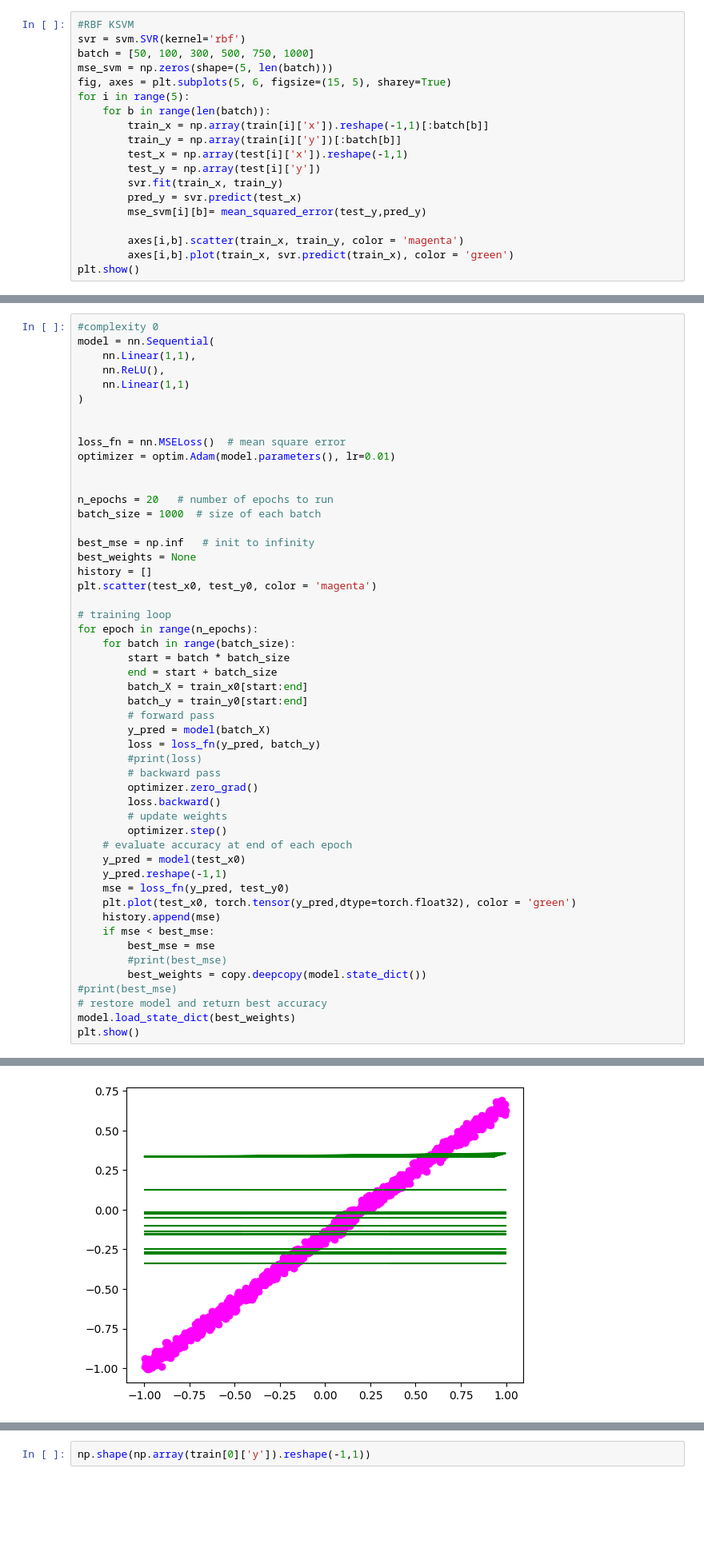
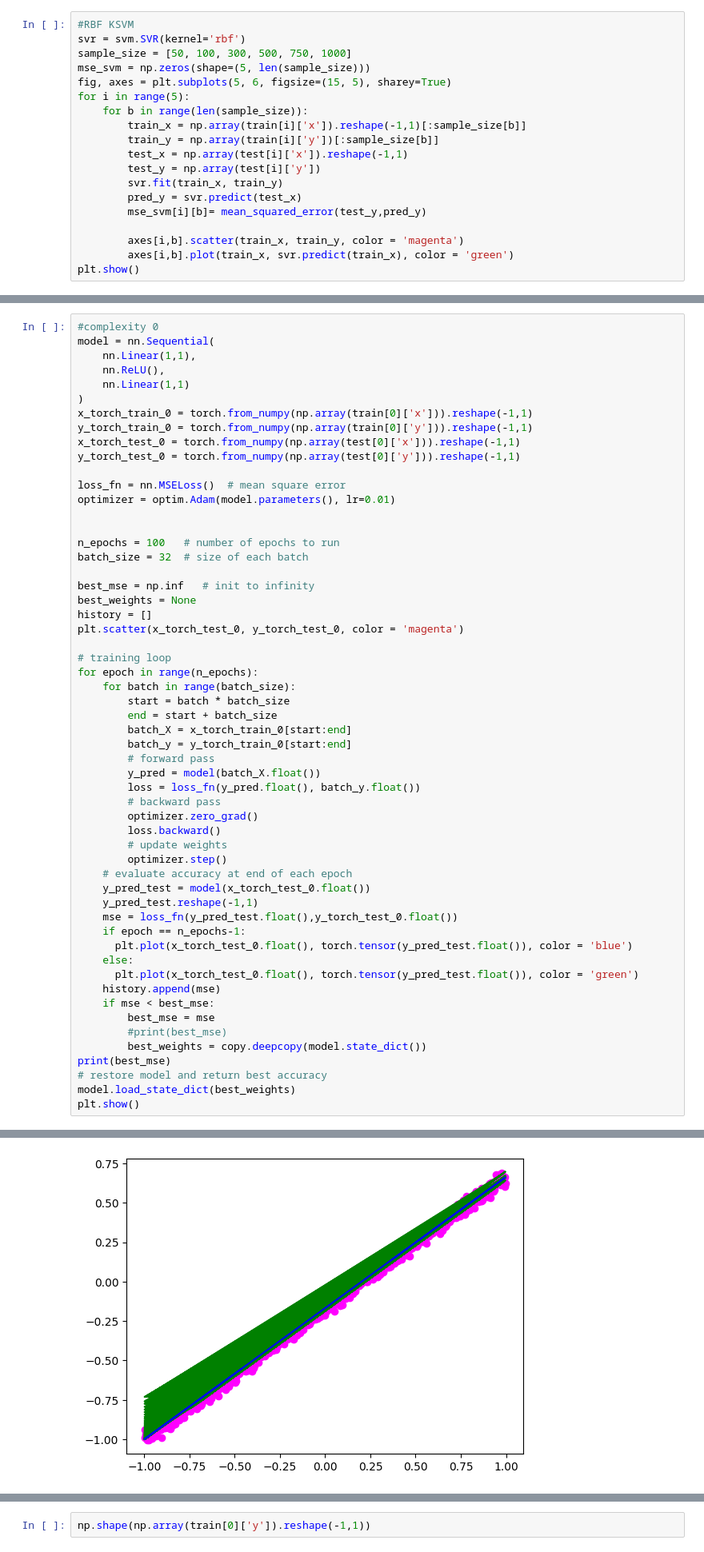
Before and after one commit to Charlwang922/Columbia-Machine-Learning, a Jupyter notebook: hw/hw4/ML-hw4-q2.ipynb, the cells around one changed output, grey strips where cells are left out. Shown at 80% size. Saved outputs shown, nothing was run; the diff lists cells and outputs as text; blank space fills up the shorter version.

```diff
--- a/hw/hw4/ML-hw4-q2.ipynb
+++ b/hw/hw4/ML-hw4-q2.ipynb
@@ -75,13 +92,13 @@ For training sample sizes, consider sizes 50, 100, 300, 500, 750, and 1000.
 # %%
 #RBF KSVM
 svr = svm.SVR(kernel='rbf')
-batch = [50, 100, 300, 500, 750, 1000]
-mse_svm = np.zeros(shape=(5, len(batch)))
+sample_size = [50, 100, 300, 500, 750, 1000]
+mse_svm = np.zeros(shape=(5, len(sample_size)))
 fig, axes = plt.subplots(5, 6, figsize=(15, 5), sharey=True)
 for i in range(5):
-    for b in range(len(batch)):
-        train_x = np.array(train[i]['x']).reshape(-1,1)[:batch[b]]
-        train_y = np.array(train[i]['y'])[:batch[b]]
+    for b in range(len(sample_size)):
+        train_x = np.array(train[i]['x']).reshape(-1,1)[:sample_size[b]]
+        train_y = np.array(train[i]['y'])[:sample_size[b]]
         test_x = np.array(test[i]['x']).reshape(-1,1)
         test_y = np.array(test[i]['y'])
         svr.fit(train_x, train_y)
@@ -123,47 +140,52 @@ model = nn.Sequential(
     nn.ReLU(),
     nn.Linear(1,1)
 )
-
+x_torch_train_0 = torch.from_numpy(np.array(train[0]['x'])).reshape(-1,1)
+y_torch_train_0 = torch.from_numpy(np.array(train[0]['y'])).reshape(-1,1)
+x_torch_test_0 = torch.from_numpy(np.array(test[0]['x'])).reshape(-1,1)
+y_torch_test_0 = torch.from_numpy(np.array(test[0]['y'])).reshape(-1,1)
 
 loss_fn = nn.MSELoss()  # mean square error
 optimizer = optim.Adam(model.parameters(), lr=0.01)
 
 
-n_epochs = 20   # number of epochs to run
-batch_size = 1000  # size of each batch
+n_epochs = 100   # number of epochs to run
+batch_size = 32  # size of each batch
 
 best_mse = np.inf   # init to infinity
 best_weights = None
 history = []
-plt.scatter(test_x0, test_y0, color = 'magenta')
+plt.scatter(x_torch_test_0, y_torch_test_0, color = 'magenta')
 
 # training loop
 for epoch in range(n_epochs):
     for batch in range(batch_size):
         start = batch * batch_size
         end = start + batch_size
-        batch_X = train_x0[start:end]
-        batch_y = train_y0[start:end]
+        batch_X = x_torch_train_0[start:end]
+        batch_y = y_torch_train_0[start:end]
         # forward pass
-        y_pred = model(batch_X)
-        loss = loss_fn(y_pred, batch_y)
-        #print(loss)
+        y_pred = model(batch_X.float())
+        loss = loss_fn(y_pred.float(), batch_y.float())
         # backward pass
         optimizer.zero_grad()
         loss.backward()
         # update weights
         optimizer.step()
     # evaluate accuracy at end of each epoch
-    y_pred = model(test_x0)
-    y_pred.reshape(-1,1)
-    mse = loss_fn(y_pred, test_y0)
-    plt.plot(test_x0, torch.tensor(y_pred,dtype=torch.float32), color = 'green')
+    y_pred_test = model(x_torch_test_0.float())
+    y_pred_test.reshape(-1,1)
+    mse = loss_fn(y_pred_test.float(),y_torch_test_0.float())
+    if epoch == n_epochs-1:
+      plt.plot(x_torch_test_0.float(), torch.tensor(y_pred_test.float()), color = 'blue')
+    else:
+      plt.plot(x_torch_test_0.float(), torch.tensor(y_pred_test.float()), color = 'green')
     history.append(mse)
     if mse < best_mse:
         best_mse = mse
         #print(best_mse)
         best_weights = copy.deepcopy(model.state_dict())
-#print(best_mse)
+print(best_mse)
 # restore model and return best accuracy
 model.load_state_dict(best_weights)
 plt.show()
@@ -171 +194 @@ plt.show()
-[figure, old version]
+[figure, new version]
```
Also changed, not shown: parts of 5 cells of this notebook.
